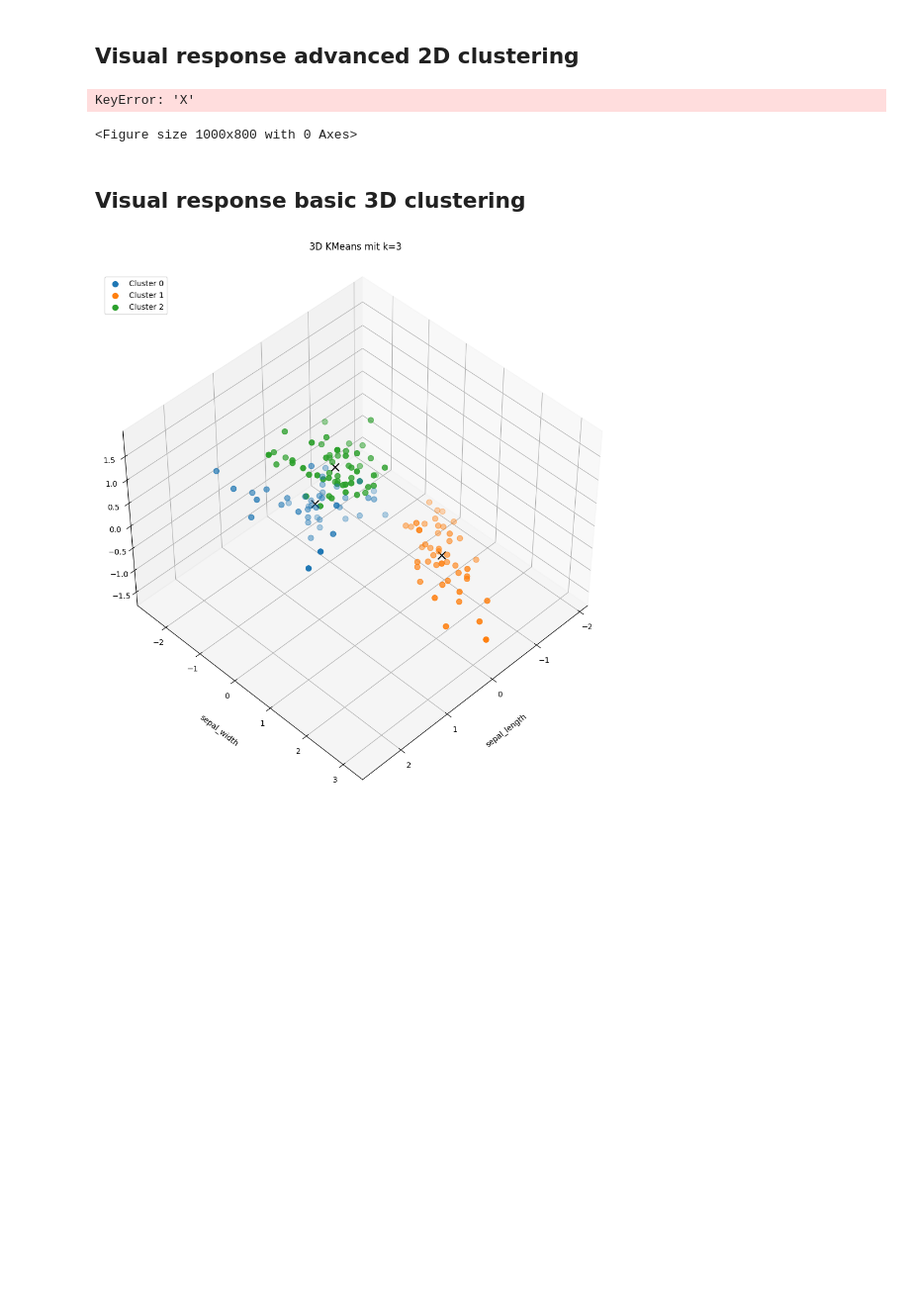
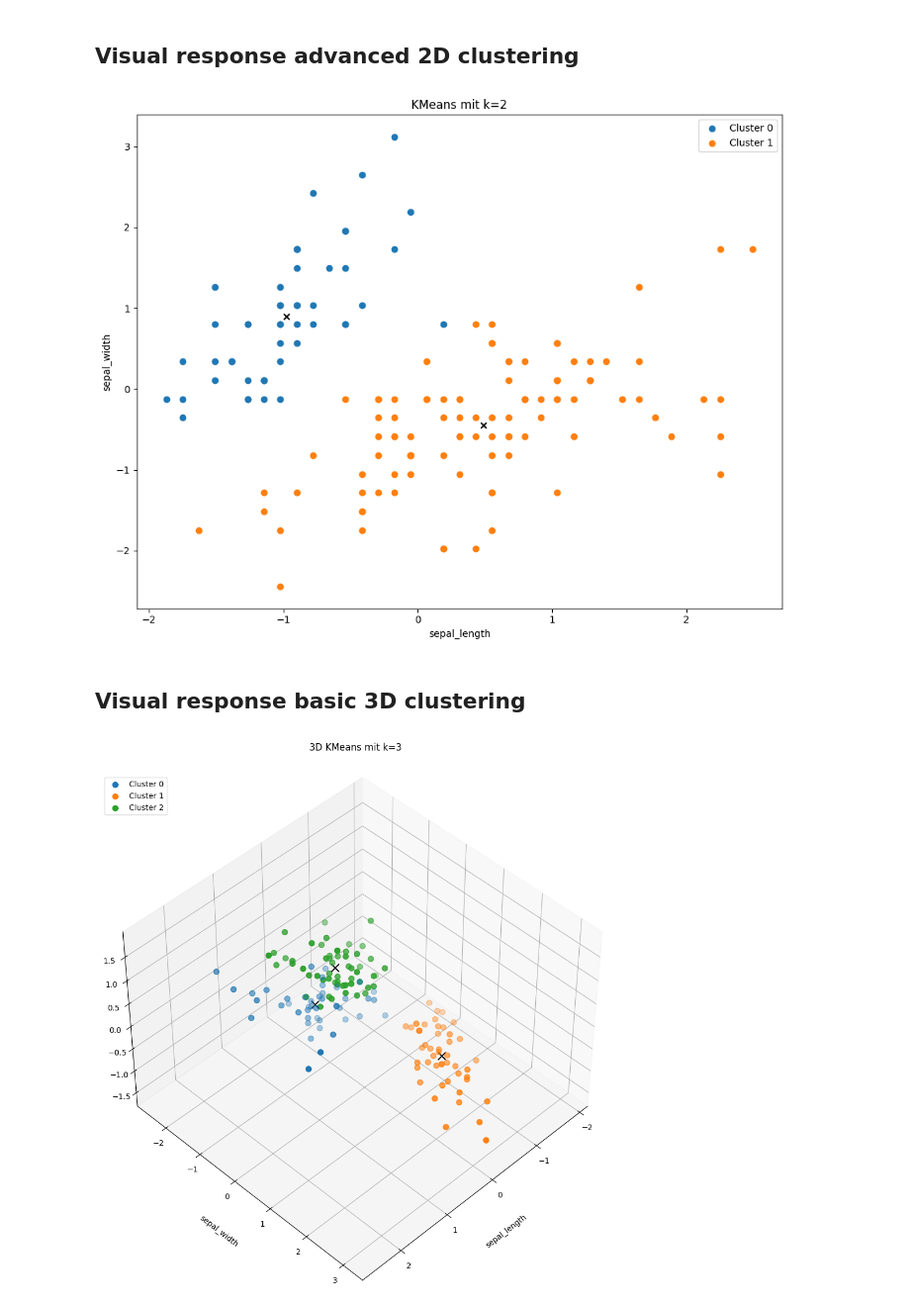
Before and after one commit to axellotl22/progback, a Jupyter notebook: notebooks/visual_response.ipynb, the cells around one changed output. Shown at 99% size. Drawn from its saved outputs; the diff is of its cells as text; code cells hidden in the pictures; blank space fills up the shorter version.

```diff
--- a/notebooks/visual_response.ipynb
+++ b/notebooks/visual_response.ipynb
@@ -78,7 +78,7 @@ params = {
 }
 
 files = {
-    "file": open("circles.csv", "rb")
+    "file": open("IRIS.csv", "rb")
 }
 
 # Sende POST-Anfrage
@@ -87,35 +87,34 @@ response = requests.post(url, files=files, params=params)
 # Lade JSON-Antwort in Variable
 result = response.json()
 
 # Plotte Ergebnis
 plt.figure(figsize=(10, 8))
 
 # Gehe durch jeden Cluster
 for cluster in result["cluster"]:
     centroid = cluster["centroid"]
     points = cluster["points"]
 
     # Extrahiere Datenpunkte
     point_x = [p["x"] for p in points]
     point_y = [p["y"] for p in points]
 
     # Plotte Cluster
     plt.scatter(point_x, point_y, label=f"Cluster {cluster['clusterNr']}")
 
     # Plotte Zentroid
     plt.scatter(centroid["x"], centroid["y"], color="black", marker="x")
 
 # Achsenbeschriftung
 plt.xlabel(result["x_label"])
 plt.ylabel(result["y_label"])
 
 plt.legend()
 plt.title(f"KMeans mit k={len(result['cluster'])}")
 plt.tight_layout()
 plt.show()
 # %% [output]
-KeyError: 'X'
-<Figure size 1000x800 with 0 Axes>
+[figure, added]
 # %% [markdown]
 ## Visual response basic 3D clustering
 # %%
```
Also changed, not shown: parts of 1 cell of this notebook.
